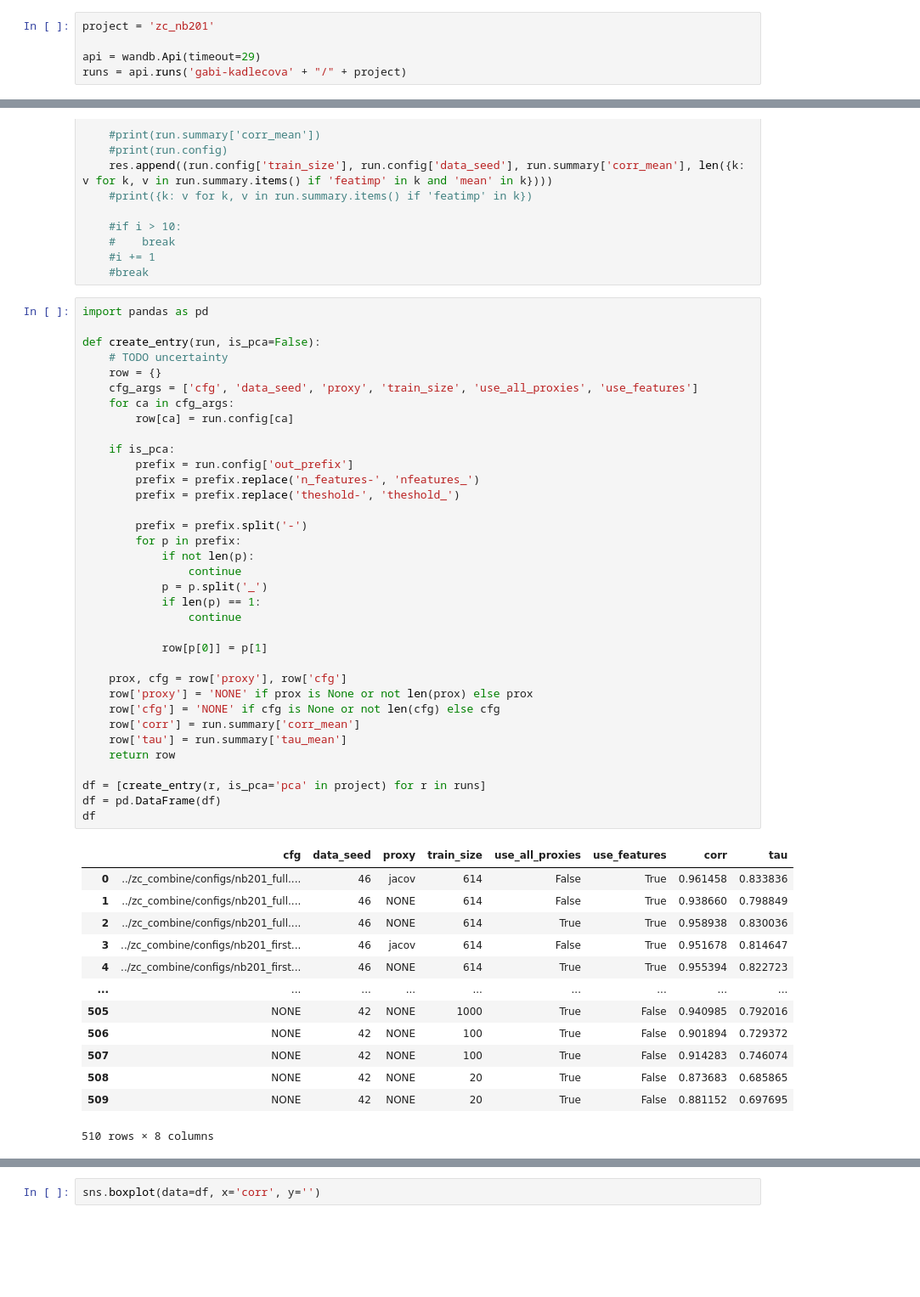
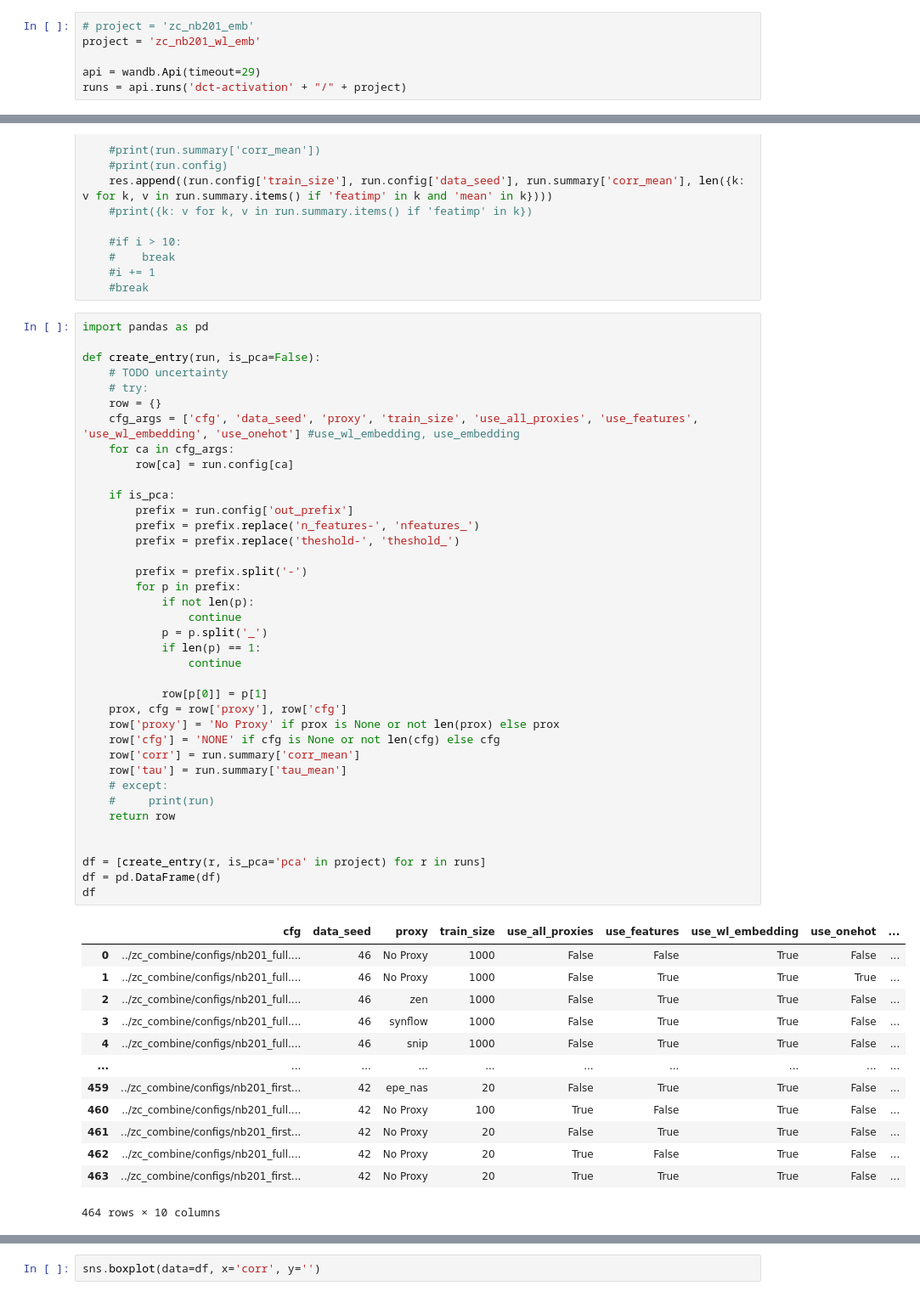
Before and after one commit to gabikadlecova/zc_combine, a Jupyter notebook: wandb_plots.ipynb, the cells around one changed output, grey strips where cells are left out. Shown at 85% size. Drawn from its saved outputs; the diff is of its cells as text; blank space fills up the shorter version.

```diff
--- a/wandb_plots.ipynb
+++ b/wandb_plots.ipynb
@@ -7,9 +8,10 @@ wandb: Currently logged in as: gabi-kadlecova. Use `wandb login --relogin` to fo
 True
 # %%
-project = 'zc_nb201'
+# project = 'zc_nb201_emb'
+project = 'zc_nb201_wl_emb'
 
 api = wandb.Api(timeout=29)
-runs = api.runs('gabi-kadlecova' + "/" + project)
+runs = api.runs('dct-activation' + "/" + project)
 # %%
 res = []
 for run in runs:
@@ -34,47 +36,50 @@ import pandas as pd
 
 def create_entry(run, is_pca=False):
     # TODO uncertainty
+    # try:
     row = {}
-    cfg_args = ['cfg', 'data_seed', 'proxy', 'train_size', 'use_all_proxies', 'use_features']
+    cfg_args = ['cfg', 'data_seed', 'proxy', 'train_size', 'use_all_proxies', 'use_features', 'use_wl_embedding', 'use_onehot'] #use_wl_embedding, use_embedding
     for ca in cfg_args:
         row[ca] = run.config[ca]
 
     if is_pca:
         prefix = run.config['out_prefix']
         prefix = prefix.replace('n_features-', 'nfeatures_')
         prefix = prefix.replace('theshold-', 'theshold_')
 
         prefix = prefix.split('-')
         for p in prefix:
             if not len(p):
                 continue
             p = p.split('_')
             if len(p) == 1:
                 continue
 
             row[p[0]] = p[1]
-
     prox, cfg = row['proxy'], row['cfg']
-    row['proxy'] = 'NONE' if prox is None or not len(prox) else prox
+    row['proxy'] = 'No Proxy' if prox is None or not len(prox) else prox
     row['cfg'] = 'NONE' if cfg is None or not len(cfg) else cfg
     row['corr'] = run.summary['corr_mean']
     row['tau'] = run.summary['tau_mean']
+    # except:
+    #     print(run)
     return row
+
 
 df = [create_entry(r, is_pca='pca' in project) for r in runs]
 df = pd.DataFrame(df)
 df
 # %% [output]
-|  | cfg | data_seed | proxy | train_size | use_all_proxies | use_features | corr | tau |
-| 0 | ../zc_combine/configs/nb201_full.... | 46 | jacov | 614 | False | True | 0.961458 | 0.833836 |
-| 1 | ../zc_combine/configs/nb201_full.... | 46 | NONE | 614 | False | True | 0.938660 | 0.798849 |
-| 2 | ../zc_combine/configs/nb201_full.... | 46 | NONE | 614 | True | True | 0.958938 | 0.830036 |
-| 3 | ../zc_combine/configs/nb201_first... | 46 | jacov | 614 | False | True | 0.951678 | 0.814647 |
-| 4 | ../zc_combine/configs/nb201_first... | 46 | NONE | 614 | True | True | 0.955394 | 0.822723 |
-| ... | ... | ... | ... | ... | ... | ... | ... | ... |
-| 505 | NONE | 42 | NONE | 1000 | True | False | 0.940985 | 0.792016 |
-| 506 | NONE | 42 | NONE | 100 | True | False | 0.901894 | 0.729372 |
-| 507 | NONE | 42 | NONE | 100 | True | False | 0.914283 | 0.746074 |
-| 508 | NONE | 42 | NONE | 20 | True | False | 0.873683 | 0.685865 |
-| 509 | NONE | 42 | NONE | 20 | True | False | 0.881152 | 0.697695 |
+|  | cfg | data_seed | proxy | train_size | use_all_proxies | use_features | use_wl_embedding | use_onehot | ... |
+| 0 | ../zc_combine/configs/nb201_full.... | 46 | No Proxy | 1000 | False | False | True | False | ... |
+| 1 | ../zc_combine/configs/nb201_full.... | 46 | No Proxy | 1000 | False | True | True | True | ... |
+| 2 | ../zc_combine/configs/nb201_full.... | 46 | zen | 1000 | False | True | True | False | ... |
+| 3 | ../zc_combine/configs/nb201_full.... | 46 | synflow | 1000 | False | True | True | False | ... |
+| 4 | ../zc_combine/configs/nb201_full.... | 46 | snip | 1000 | False | True | True | False | ... |
+| ... | ... | ... | ... | ... | ... | ... | ... | ... | ... |
+| 459 | ../zc_combine/configs/nb201_first... | 42 | epe_nas | 20 | False | True | True | False | ... |
+| 460 | ../zc_combine/configs/nb201_full.... | 42 | No Proxy | 100 | True | False | True | False | ... |
+| 461 | ../zc_combine/configs/nb201_first... | 42 | No Proxy | 20 | False | True | True | False | ... |
+| 462 | ../zc_combine/configs/nb201_full.... | 42 | No Proxy | 20 | True | False | True | False | ... |
+| 463 | ../zc_combine/configs/nb201_first... | 42 | No Proxy | 20 | True | True | True | False | ... |
-510 rows × 8 columns
+464 rows × 10 columns
```
Also changed, not shown: parts of 4 cells of this notebook, 1 other file.
